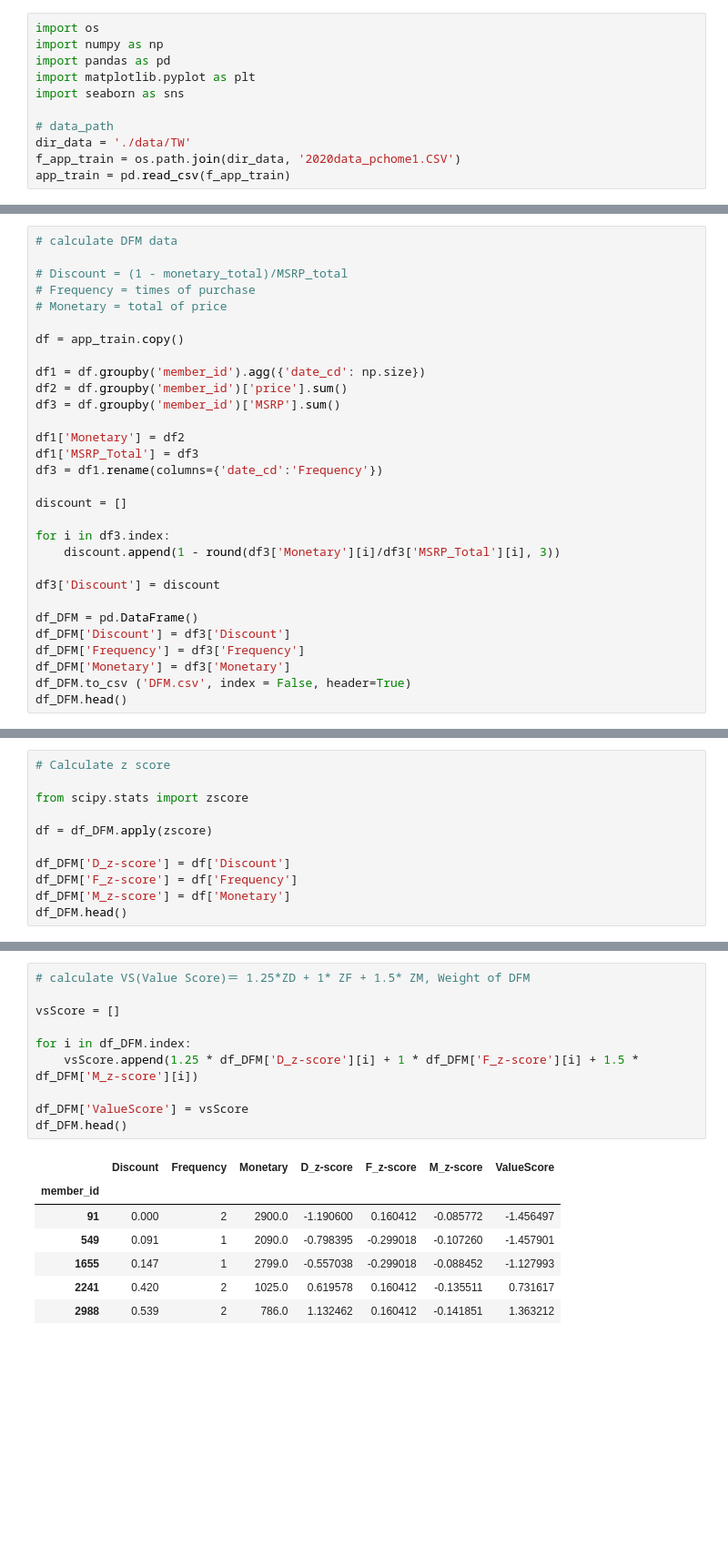
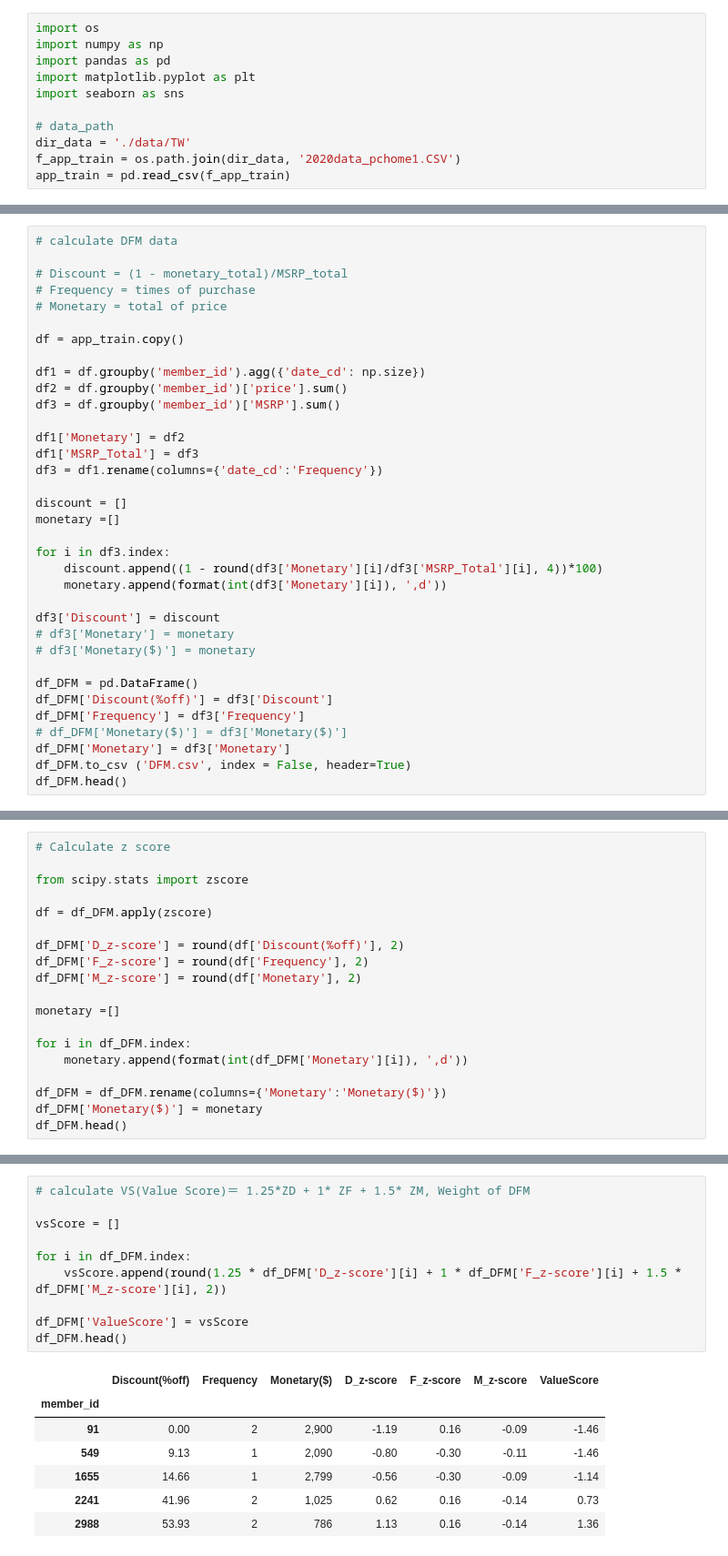
Before and after one commit to Ken0327/DataInnovation, a Jupyter notebook: DFM_Model-z_score_pchome.ipynb, the cells around one changed output, grey strips where cells are left out. Shown at 91% size. Cells and saved outputs as stored; diff of their text form; blank space fills up the shorter version.

```diff
--- a/DFM_Model-z_score_pchome.ipynb
+++ b/DFM_Model-z_score_pchome.ipynb
@@ -73,15 +73,20 @@ df1['MSRP_Total'] = df3
 df3 = df1.rename(columns={'date_cd':'Frequency'})
 
 discount = []
+monetary =[]
 
 for i in df3.index:
-    discount.append(1 - round(df3['Monetary'][i]/df3['MSRP_Total'][i], 3))
+    discount.append((1 - round(df3['Monetary'][i]/df3['MSRP_Total'][i], 4))*100)
+    monetary.append(format(int(df3['Monetary'][i]), ',d'))
 
 df3['Discount'] = discount
+# df3['Monetary'] = monetary
+# df3['Monetary($)'] = monetary
 
 df_DFM = pd.DataFrame()
-df_DFM['Discount'] = df3['Discount']
+df_DFM['Discount(%off)'] = df3['Discount']
 df_DFM['Frequency'] = df3['Frequency']
+# df_DFM['Monetary($)'] = df3['Monetary($)']
 df_DFM['Monetary'] = df3['Monetary']
 df_DFM.to_csv ('DFM.csv', index = False, header=True)
 df_DFM.head()
@@ -180,8 +185,16 @@ from scipy.stats import zscore
 
 df = df_DFM.apply(zscore)
 
-df_DFM['D_z-score'] = df['Discount']
-df_DFM['F_z-score'] = df['Frequency']
-df_DFM['M_z-score'] = df['Monetary']
+df_DFM['D_z-score'] = round(df['Discount(%off)'], 2)
+df_DFM['F_z-score'] = round(df['Frequency'], 2)
+df_DFM['M_z-score'] = round(df['Monetary'], 2)
+
+monetary =[]
+
+for i in df_DFM.index:
+    monetary.append(format(int(df_DFM['Monetary'][i]), ',d'))
+
+df_DFM = df_DFM.rename(columns={'Monetary':'Monetary($)'})
+df_DFM['Monetary($)'] = monetary
 df_DFM.head()
 # %% [output]
@@ -195,21 +208,21 @@ df_DFM.head()
 # %%
 # calculate VS(Value Score)＝ 1.25*ZD + 1* ZF + 1.5* ZM, Weight of DFM
 
 vsScore = []
 
 for i in df_DFM.index:
-    vsScore.append(1.25 * df_DFM['D_z-score'][i] + 1 * df_DFM['F_z-score'][i] + 1.5 * df_DFM['M_z-score'][i])
+    vsScore.append(round(1.25 * df_DFM['D_z-score'][i] + 1 * df_DFM['F_z-score'][i] + 1.5 * df_DFM['M_z-score'][i], 2))
 
 df_DFM['ValueScore'] = vsScore
 df_DFM.head()
 # %% [output]
-|  | Discount | Frequency | Monetary | D_z-score | F_z-score | M_z-score | ValueScore |
+|  | Discount(%off) | Frequency | Monetary($) | D_z-score | F_z-score | M_z-score | ValueScore |
 | member_id |  |  |  |  |  |  |  |
-| 91 | 0.000 | 2 | 2900.0 | -1.190600 | 0.160412 | -0.085772 | -1.456497 |
-| 549 | 0.091 | 1 | 2090.0 | -0.798395 | -0.299018 | -0.107260 | -1.457901 |
-| 1655 | 0.147 | 1 | 2799.0 | -0.557038 | -0.299018 | -0.088452 | -1.127993 |
-| 2241 | 0.420 | 2 | 1025.0 | 0.619578 | 0.160412 | -0.135511 | 0.731617 |
-| 2988 | 0.539 | 2 | 786.0 | 1.132462 | 0.160412 | -0.141851 | 1.363212 |
+| 91 | 0.00 | 2 | 2,900 | -1.19 | 0.16 | -0.09 | -1.46 |
+| 549 | 9.13 | 1 | 2,090 | -0.80 | -0.30 | -0.11 | -1.46 |
+| 1655 | 14.66 | 1 | 2,799 | -0.56 | -0.30 | -0.09 | -1.14 |
+| 2241 | 41.96 | 2 | 1,025 | 0.62 | 0.16 | -0.14 | 0.73 |
+| 2988 | 53.93 | 2 | 786 | 1.13 | 0.16 | -0.14 | 1.36 |
 # %%
 # Rank by Value Score
 
```
Also changed, not shown: parts of 15 cells of this notebook, 8 other files.
